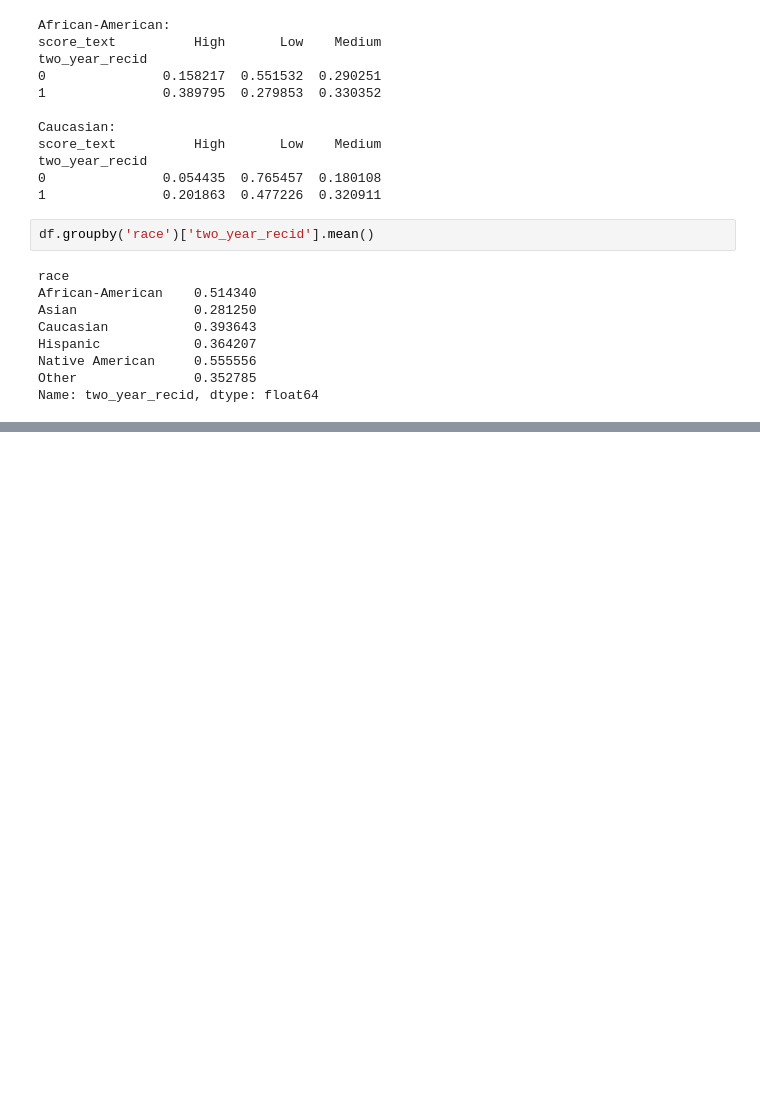
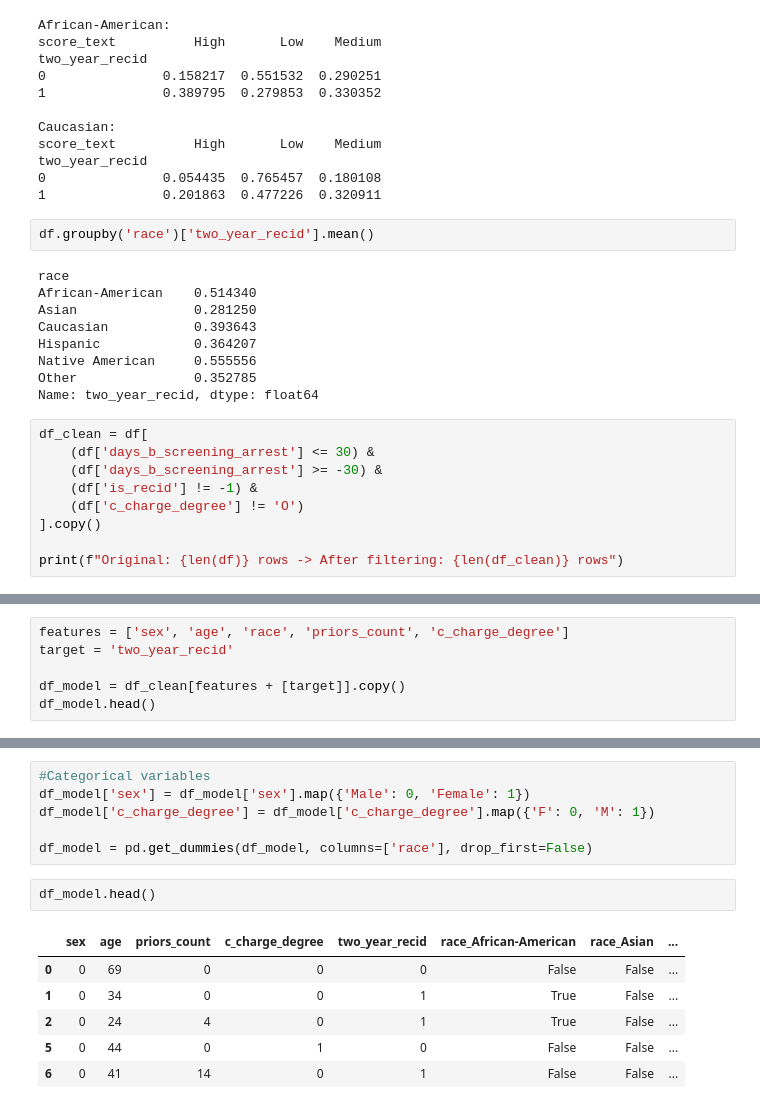
Before and after one commit to teobyte123/COMPAS-recidivism-analysis, a Jupyter notebook: 01_data_exploration.ipynb, the cells around one changed output, grey strips where cells are left out. Drawn from its saved outputs; the diff is of its cells as text; blank space fills up the shorter version.

```diff
--- a/01_data_exploration.ipynb
+++ b/01_data_exploration.ipynb
@@ -209,3 +209,12 @@ Hispanic            0.364207
 Native American     0.555556
 Other               0.352785
 Name: two_year_recid, dtype: float64
+# %%
+df_clean = df[
+    (df['days_b_screening_arrest'] <= 30) &
+    (df['days_b_screening_arrest'] >= -30) &
+    (df['is_recid'] != -1) &
+    (df['c_charge_degree'] != 'O')
+].copy()
+
+print(f"Original: {len(df)} rows -> After filtering: {len(df_clean)} rows")
@@ -211,0 +223,6 @@ Name: two_year_recid, dtype: float64
+# %%
+features = ['sex', 'age', 'race', 'priors_count', 'c_charge_degree']
+target = 'two_year_recid'
+
+df_model = df_clean[features + [target]].copy()
+df_model.head()
@@ -211,0 +236,15 @@ Name: two_year_recid, dtype: float64
+# %%
+#Categorical variables
+df_model['sex'] = df_model['sex'].map({'Male': 0, 'Female': 1})
+df_model['c_charge_degree'] = df_model['c_charge_degree'].map({'F': 0, 'M': 1})
+
+df_model = pd.get_dummies(df_model, columns=['race'], drop_first=False)
+# %%
+df_model.head()
+# %% [output]
+|  | sex | age | priors_count | c_charge_degree | two_year_recid | race_African-American | race_Asian | ... |
+| 0 | 0 | 69 | 0 | 0 | 0 | False | False | ... |
+| 1 | 0 | 34 | 0 | 0 | 1 | True | False | ... |
+| 2 | 0 | 24 | 4 | 0 | 1 | True | False | ... |
+| 5 | 0 | 44 | 0 | 1 | 0 | False | False | ... |
+| 6 | 0 | 41 | 14 | 0 | 1 | False | False | ... |
```
Also changed, not shown: parts of 11 cells of this notebook, 1 other file.
